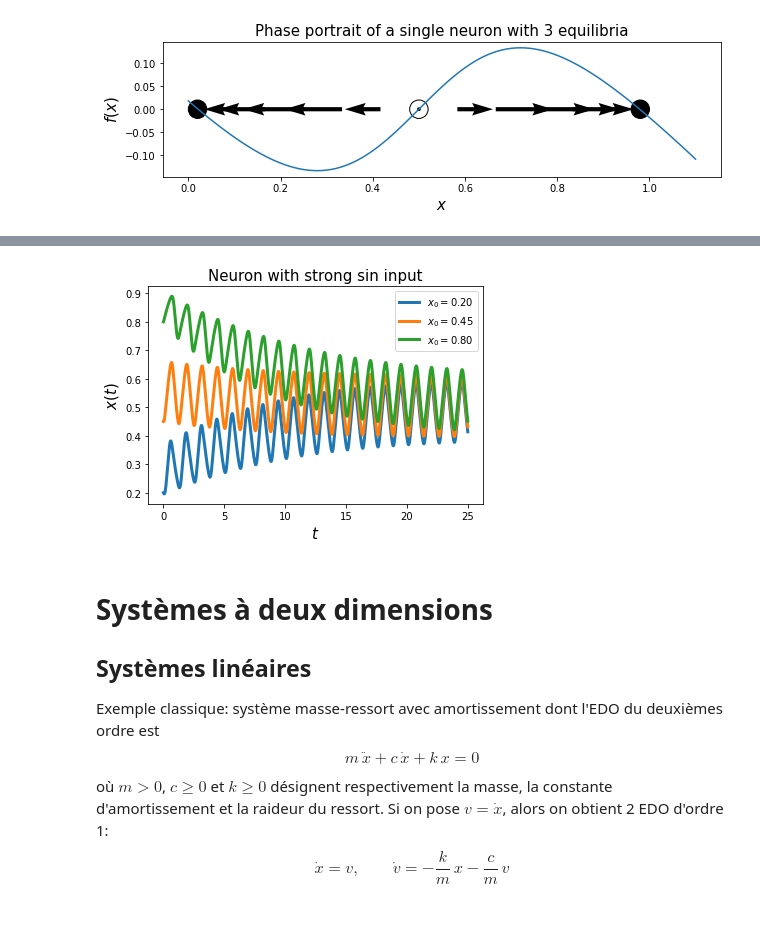
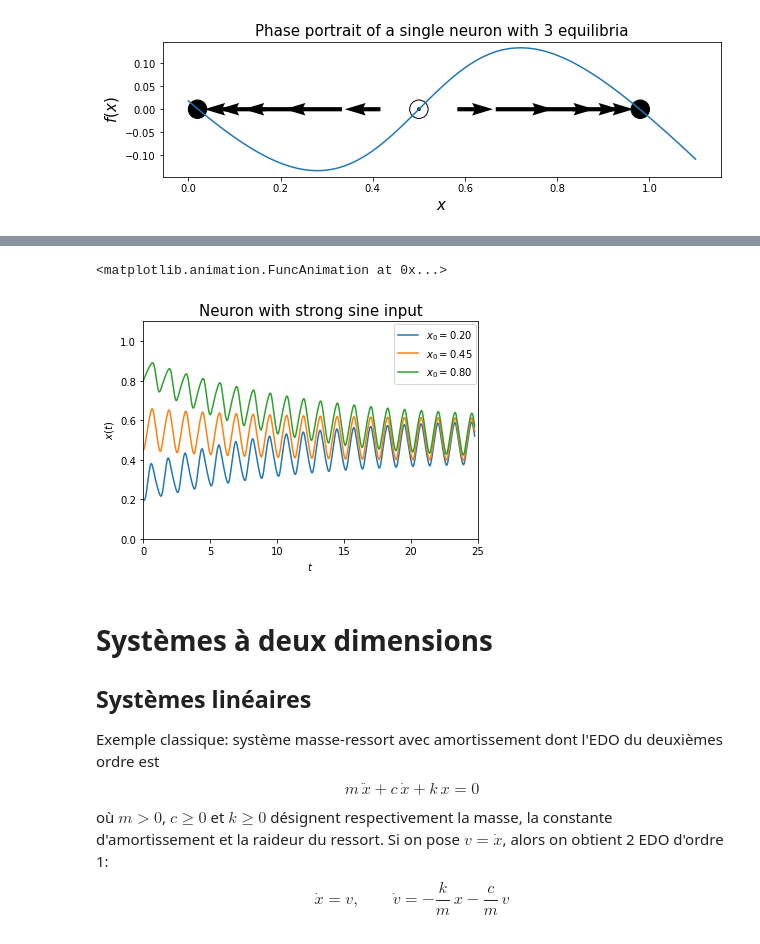
Before and after one commit to pdesrosiers/sysdyn, a Jupyter notebook: sysdyn.ipynb, the cells around one changed output, grey strips where cells are left out. Saved outputs shown, nothing was run; the diff lists cells and outputs as text; code cells hidden in the pictures.

```diff
--- a/sysdyn.ipynb
+++ b/sysdyn.ipynb
@@ -502,22 +684,43 @@ anim
-# %%
-a = 8
-b = 0.5
-c = 0.4
-initial_states = [0.2, 0.45, 0.8]
-
-legend = []
-for x_0 in initial_states:
-    t,x = euler_integrate_1d(neuron_with_input, x_0, t_span = [0,25], delta_t = 0.001, args = (a,b,c))
-    plt.plot(t,x, '', linewidth=3)
-    legend.append('$x_0 = %1.2f$ ' %(x_0))
-
-plt.xlabel('$t$', fontsize=15)
-plt.ylabel('$x(t)$', fontsize=15)
-plt.title('Neuron with strong sin input', fontsize=15)
-plt.legend(legend)
-plt.show()
-# %% [output]
-[figure, removed]
+# %%
+## Strong sine input
+# Model's parameters
+a = 8
+b = 0.5
+c = 0.4
+dt = 0.01
+# Numerical integration for 3 different initial conditions
+t,x1 = euler_integrate_1d(neuron_with_input, 0.2, t_span = [0,25], delta_t = dt, args = (a,b,c))
+t,x2 = euler_integrate_1d(neuron_with_input, 0.45, t_span = [0,25], delta_t = dt, args = (a,b,c))
+t,x3 = euler_integrate_1d(neuron_with_input, 0.8, t_span = [0,25], delta_t = dt, args = (a,b,c))
+# Animation
+fig, ax = plt.subplots()
+ax.set_xlim([min(t),max(t)])
+ax.set_ylim([0,1.1])
+ax.set_xlabel('$t$')
+ax.set_ylabel('$x(t)$')
+curve1, = ax.plot(t[:2], x1[:2])
+curve2, = ax.plot(t[:2], x2[:2])
+curve3, = ax.plot(t[:2], x3[:2])
+plt.legend(['$x_0=0.20$', '$x_0=0.45$', '$x_0=0.80$'],bbox_to_anchor=(1.01, 1.01))
+plt.title('Neuron with strong sine input', fontsize=15)
+
+def animate(i):
+    curve1.set_xdata(t[:i])
+    curve1.set_ydata(x1[:i])
+    curve2.set_xdata(t[:i])
+    curve2.set_ydata(x2[:i])
+    curve3.set_xdata(t[:i])
+    curve3.set_ydata(x3[:i])
+    return (curve1,curve2,curve3)
+
+anim = animation.FuncAnimation(fig, animate, repeat=True, frames=range(1,len(t)-1,25))
+
+rc('animation', html='html5')
+anim.save('figures/neuronal_activity_strong_input.gif', fps=10, dpi=300)
+anim
+# %% [output]
+<matplotlib.animation.FuncAnimation at 0x...>
+[figure, added]
 # %% [markdown]
 # Systèmes à deux dimensions
 
```
Also changed, not shown: parts of 60 cells of this notebook, 2 other files.
